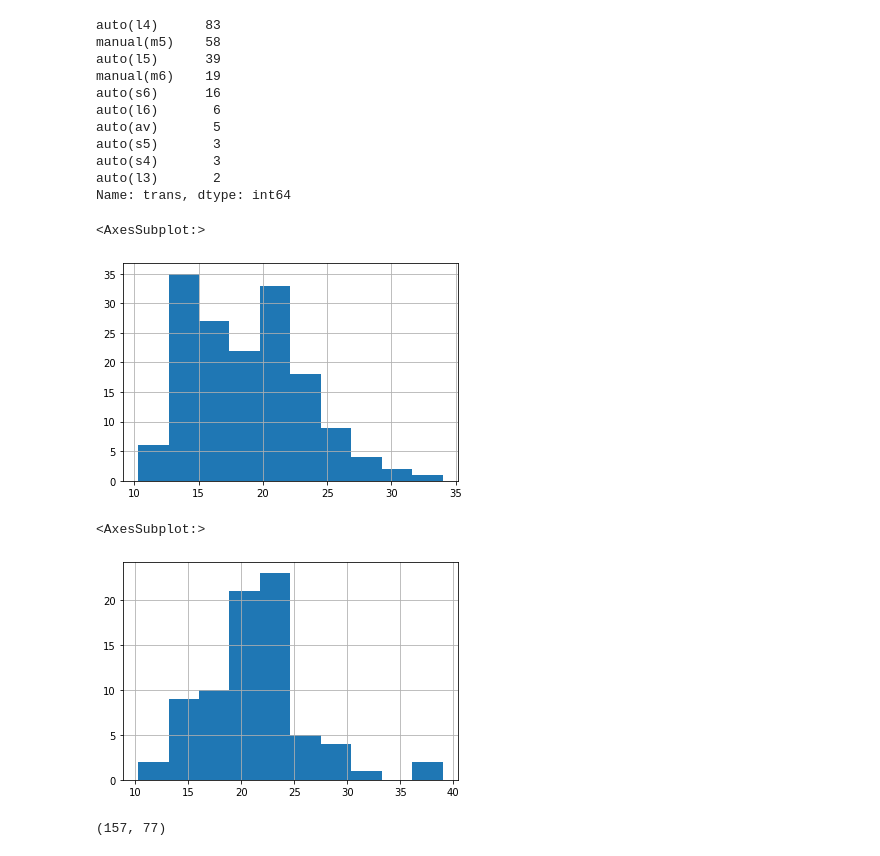
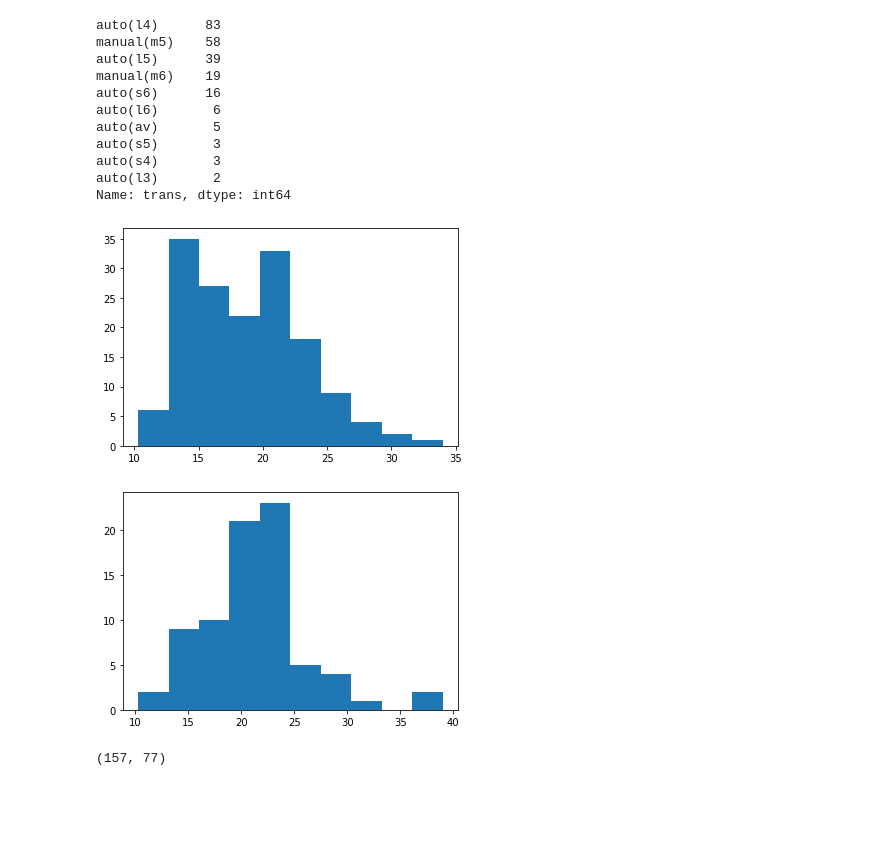
Before and after one commit to mariamnaqvi/statistics-exercises, a Jupyter notebook: hypothesis_testing.ipynb, the cells around one changed output. Drawn from its saved outputs; the diff is of its cells as text; code cells hidden in the pictures; blank space fills up the shorter version.

```diff
--- a/hypothesis_testing.ipynb
+++ b/hypothesis_testing.ipynb
@@ -324,0 +352,3 @@ compact_cars.hist() # not normal dist
+# %%
+df['transmission_type'] = np.where(df.trans.str.contains('auto'), 'Auto Transmission', 'Manual Transmission')
+df.head()
@@ -399,15 +446,15 @@ manual_cars = df[df['trans'].str.contains('manual')].avg_eff
 # %%
 # plot distribution of avg efficiency for automatic cars
 auto_cars.hist()
+plt.grid(False)
 # %% [output]
-<AxesSubplot:>
-[figure, old version]
+[figure, new version]
 # %%
 # plot distribution of avg efficiency for manual cars
 manual_cars.hist()
+plt.grid(False)
 # %% [output]
-<AxesSubplot:>
-[figure, old version]
+[figure, new version]
 # %%
 auto_cars.count(), manual_cars.count()
 # %% [output]
```
Also changed, not shown: parts of 14 cells of this notebook.
